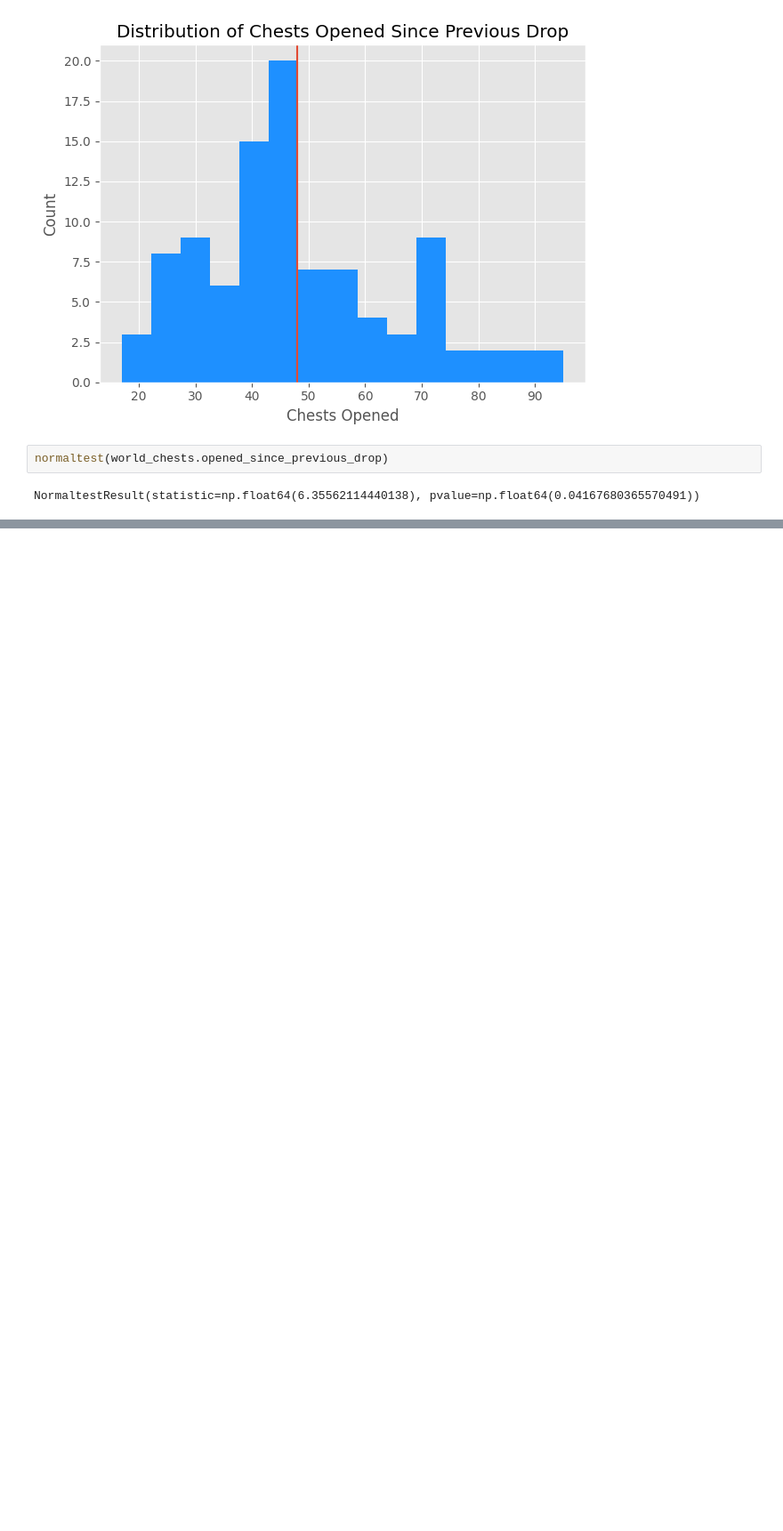
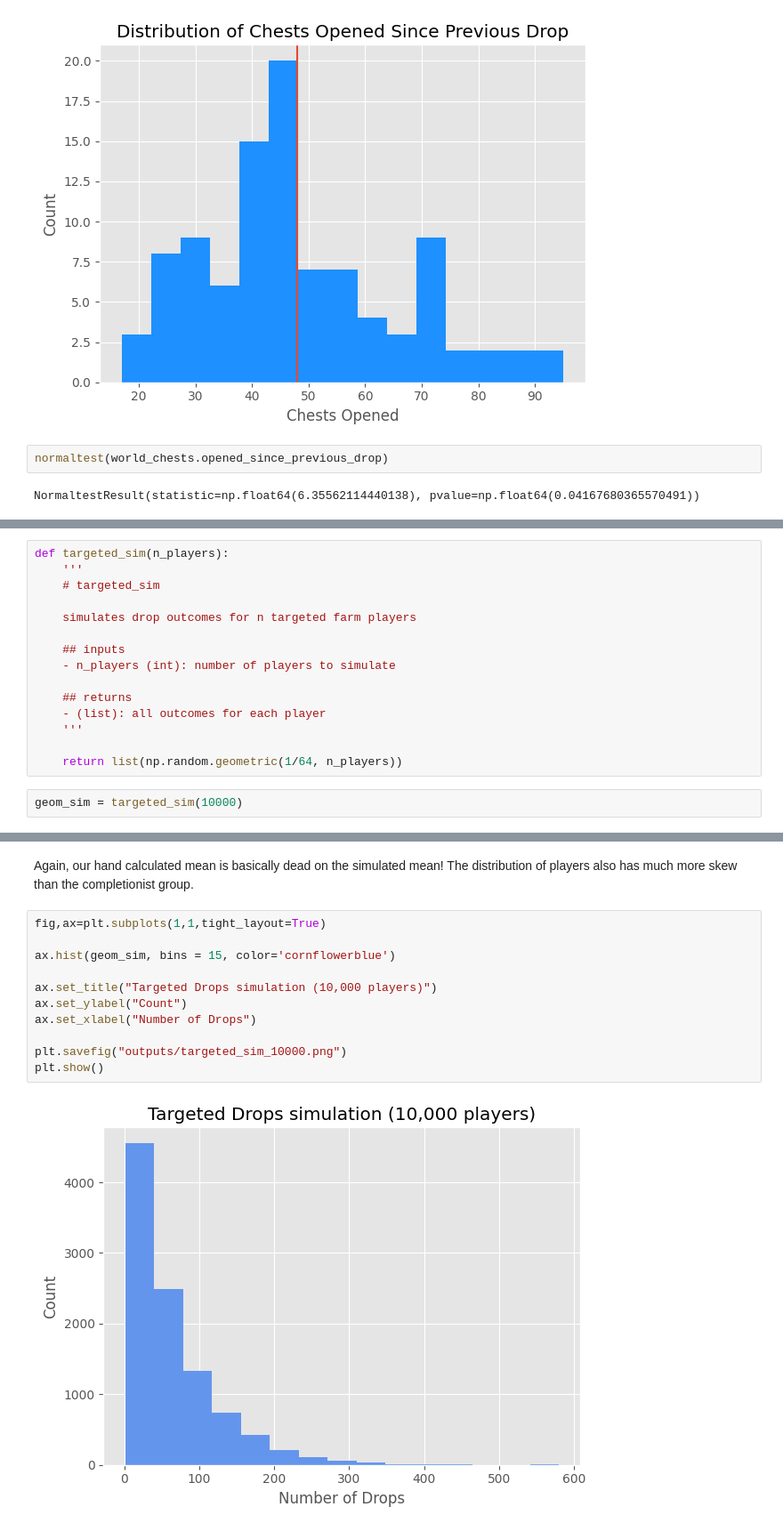
Before and after one commit to finnleyautumn/exotic_class_item_farm, a Jupyter notebook: d2_exotic_farm.ipynb, the cells around one changed output, grey strips where cells are left out. Shown: that part at 89% size. Drawn from its saved outputs; the diff is of its cells as text; blank space fills up the shorter version.

```diff
--- a/d2_exotic_farm.ipynb
+++ b/d2_exotic_farm.ipynb
@@ -598,0 +488,17 @@ np.float64(39.496835316262995)
+# %%
+def targeted_sim(n_players):
+    '''
+    # targeted_sim
+
+    simulates drop outcomes for n targeted farm players
+
+    ## inputs
+    - n_players (int): number of players to simulate
+
+    ## returns
+    - (list): all outcomes for each player
+    '''
+
+    return list(np.random.geometric(1/64, n_players))
+# %%
+geom_sim = targeted_sim(10000)
@@ -598,0 +513,15 @@ np.float64(39.496835316262995)
+# %% [markdown]
+Again, our hand calculated mean is basically dead on the simulated mean! The distribution of players also has much more skew than the completionist group.
+# %%
+fig,ax=plt.subplots(1,1,tight_layout=True)
+
+ax.hist(geom_sim, bins = 15, color='cornflowerblue')
+
+ax.set_title("Targeted Drops simulation (10,000 players)")
+ax.set_ylabel("Count")
+ax.set_xlabel("Number of Drops")
+
+plt.savefig("outputs/targeted_sim_10000.png")
+plt.show()
+# %% [output]
+[figure, added]
```
Also changed, not shown: parts of 53 cells of this notebook, 4 other files.
